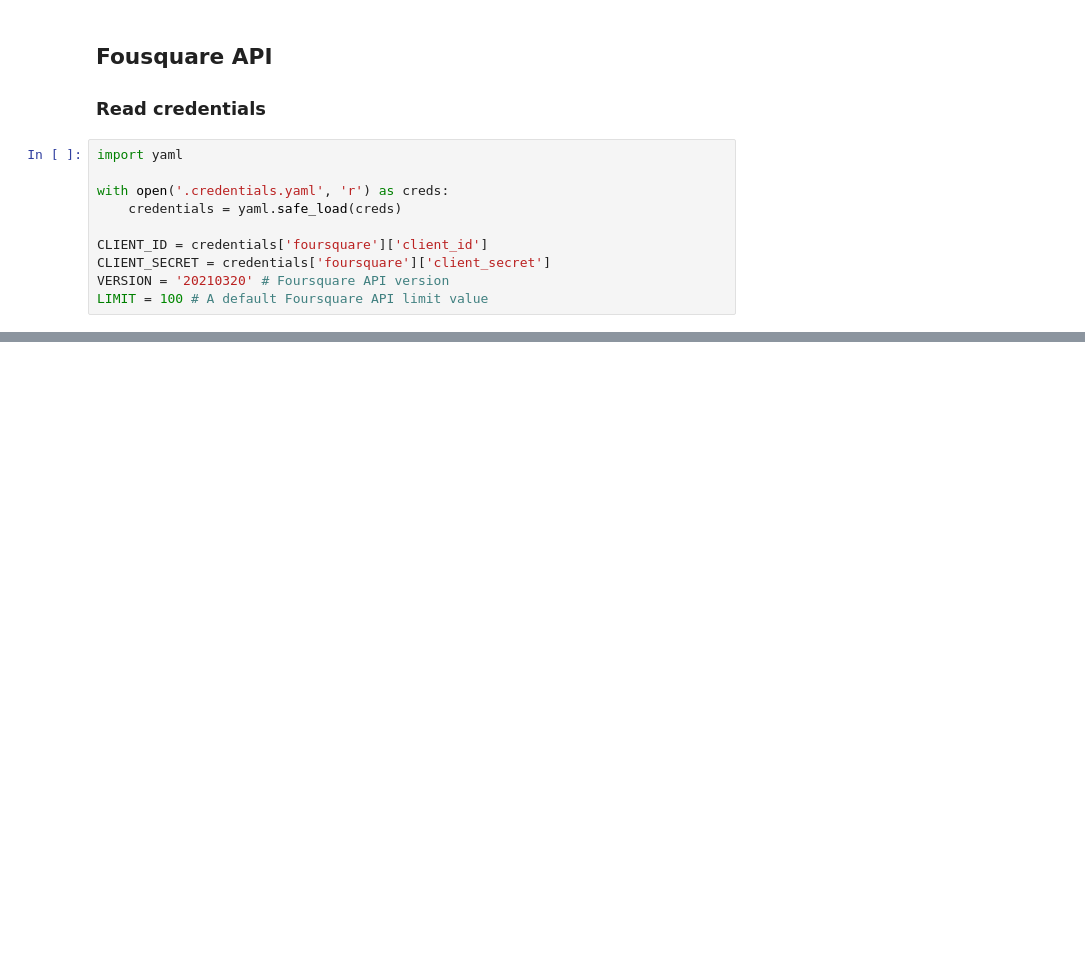
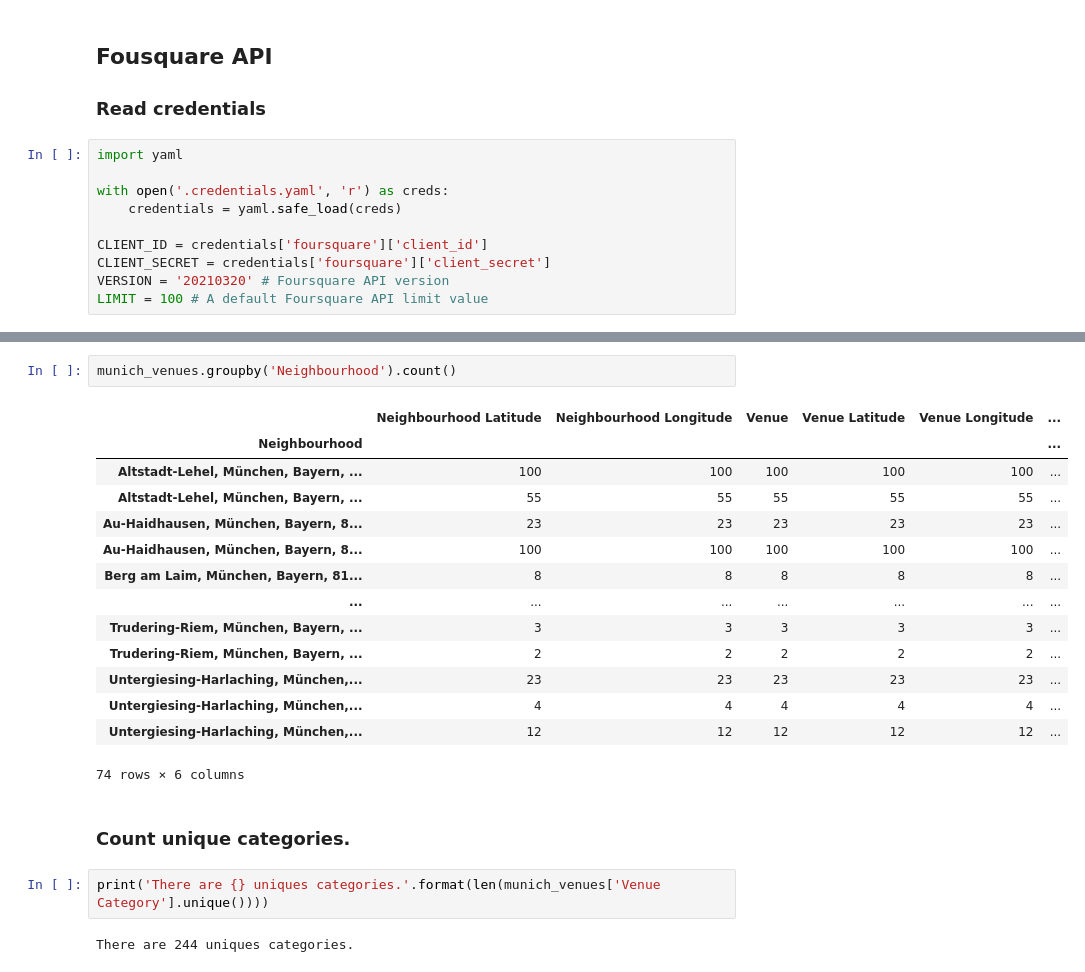
Before and after one commit to theompm/Coursera_Capstone, a Jupyter notebook: capstone_project.ipynb, the cells around one changed output, grey strips where cells are left out. Drawn from its saved outputs; the diff is of its cells as text; blank space fills up the shorter version.

```diff
--- a/capstone_project.ipynb
+++ b/capstone_project.ipynb
@@ -196,0 +278,23 @@ LIMIT = 100 # A default Foursquare API limit value
+# %%
+munich_venues.groupby('Neighbourhood').count()
+# %% [output]
+|  | Neighbourhood Latitude | Neighbourhood Longitude | Venue | Venue Latitude | Venue Longitude | ... |
+| Neighbourhood |  |  |  |  |  | ... |
+| Altstadt-Lehel, München, Bayern, ... | 100 | 100 | 100 | 100 | 100 | ... |
+| Altstadt-Lehel, München, Bayern, ... | 55 | 55 | 55 | 55 | 55 | ... |
+| Au-Haidhausen, München, Bayern, 8... | 23 | 23 | 23 | 23 | 23 | ... |
+| Au-Haidhausen, München, Bayern, 8... | 100 | 100 | 100 | 100 | 100 | ... |
+| Berg am Laim, München, Bayern, 81... | 8 | 8 | 8 | 8 | 8 | ... |
+| ... | ... | ... | ... | ... | ... | ... |
+| Trudering-Riem, München, Bayern, ... | 3 | 3 | 3 | 3 | 3 | ... |
+| Trudering-Riem, München, Bayern, ... | 2 | 2 | 2 | 2 | 2 | ... |
+| Untergiesing-Harlaching, München,... | 23 | 23 | 23 | 23 | 23 | ... |
+| Untergiesing-Harlaching, München,... | 4 | 4 | 4 | 4 | 4 | ... |
+| Untergiesing-Harlaching, München,... | 12 | 12 | 12 | 12 | 12 | ... |
+74 rows × 6 columns
+# %% [markdown]
+### Count unique categories.
+# %%
+print('There are {} uniques categories.'.format(len(munich_venues['Venue Category'].unique())))
+# %% [output]
+There are 244 uniques categories.
```
Also changed, not shown: parts of 23 cells of this notebook.
